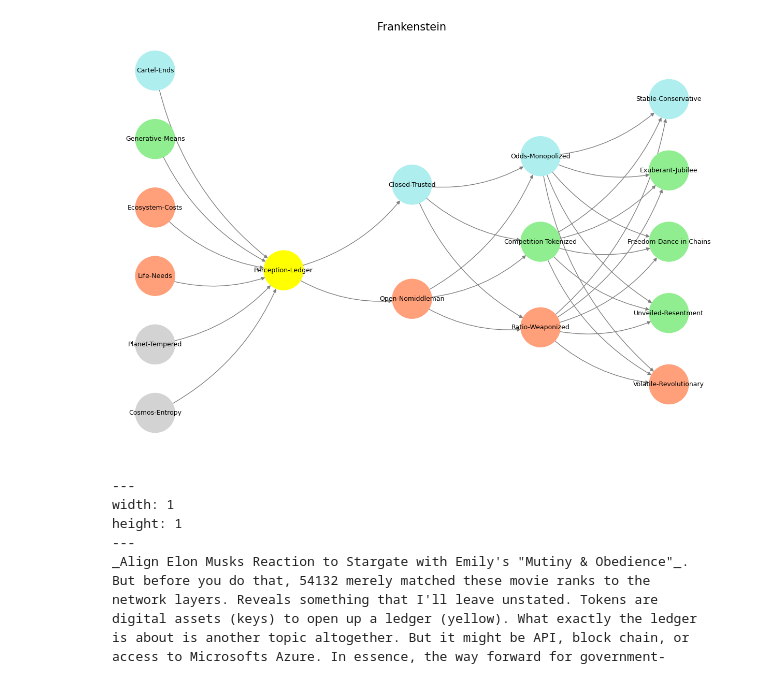
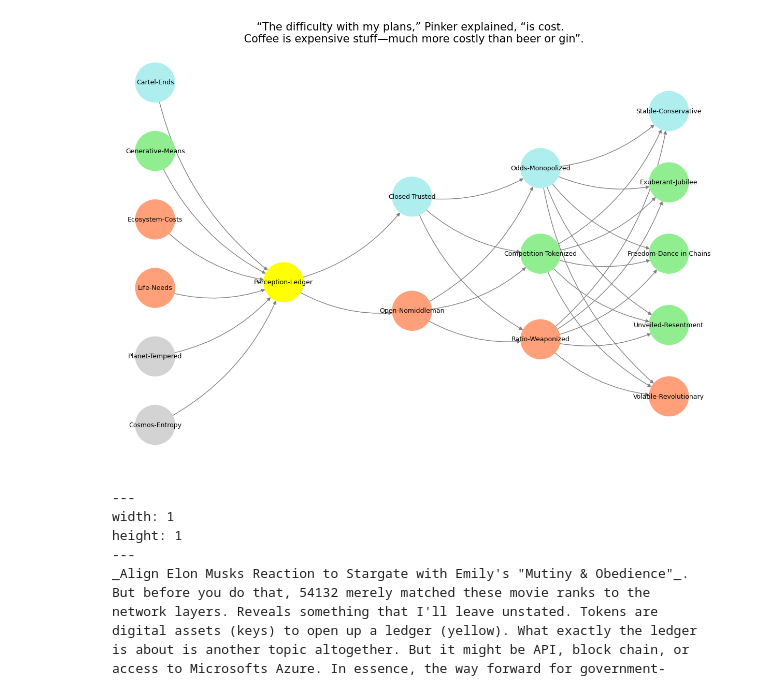
Before and after one commit to abikesa/frankenstein, a Jupyter notebook: kitabo/ensi/_build/jupyter_execute/index.ipynb, the cells around one changed output. Drawn from its saved outputs; the diff is of its cells as text; code cells hidden in the pictures.

Commit message:
the difficulty with my plans is cost

````diff
--- a/kitabo/ensi/_build/jupyter_execute/index.ipynb
+++ b/kitabo/ensi/_build/jupyter_execute/index.ipynb
@@ -108,35 +108,35 @@ def visualize_nn():
     pos = {}
     node_colors = []
 
     # Add nodes and assign positions
     for i, (layer_name, nodes) in enumerate(layers.items()):
         positions = calculate_positions(nodes, x_offset=i * 2)
         for node, position in zip(nodes, positions):
             G.add_node(node, layer=layer_name)
             pos[node] = position
             node_colors.append(colors.get(node, 'lightgray'))  # Default color fallback
 
     # Add edges (automated for consecutive layers)
     layer_names = list(layers.keys())
     for i in range(len(layer_names) - 1):
         source_layer, target_layer = layer_names[i], layer_names[i + 1]
         for source in layers[source_layer]:
             for target in layers[target_layer]:
                 G.add_edge(source, target)
 
     # Draw the graph
     plt.figure(figsize=(12, 8))
     nx.draw(
         G, pos, with_labels=True, node_color=node_colors, edge_color='gray',
         node_size=3000, font_size=9, connectionstyle="arc3,rad=0.2"
     )
-    plt.title("Frankenstein", fontsize=15)
+    plt.title("“The difficulty with my plans,” Pinker explained, “is cost. \n Coffee is expensive stuff—much more costly than beer or gin”.", fontsize=15)
     plt.show()
 
 # Run the visualization
 visualize_nn()
 # %% [output]
-[figure, old version]
+[figure, new version]
 # %% [markdown]
 ```{figure} figures/blanche.*
 ---
````
Also changed, not shown: 8 other files.
